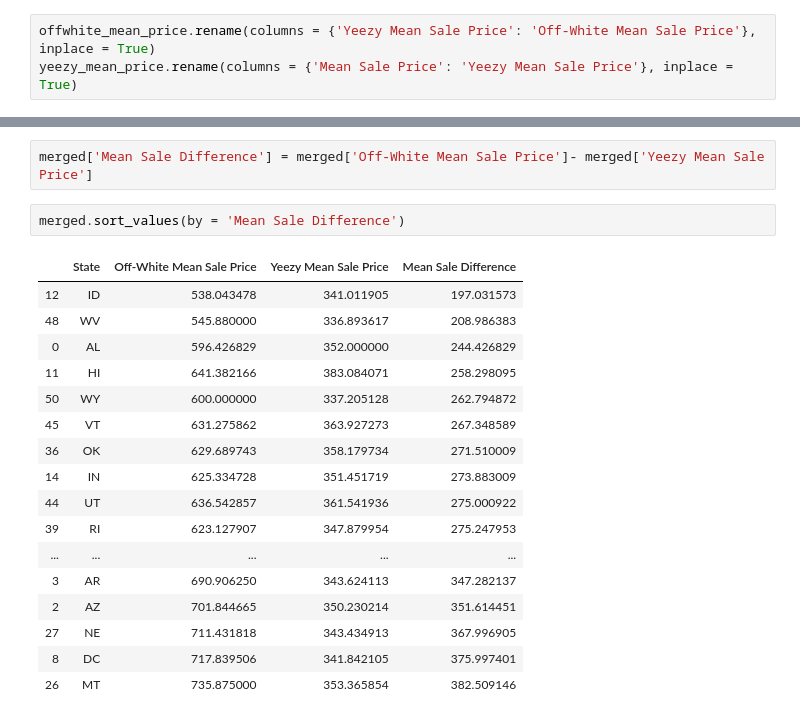
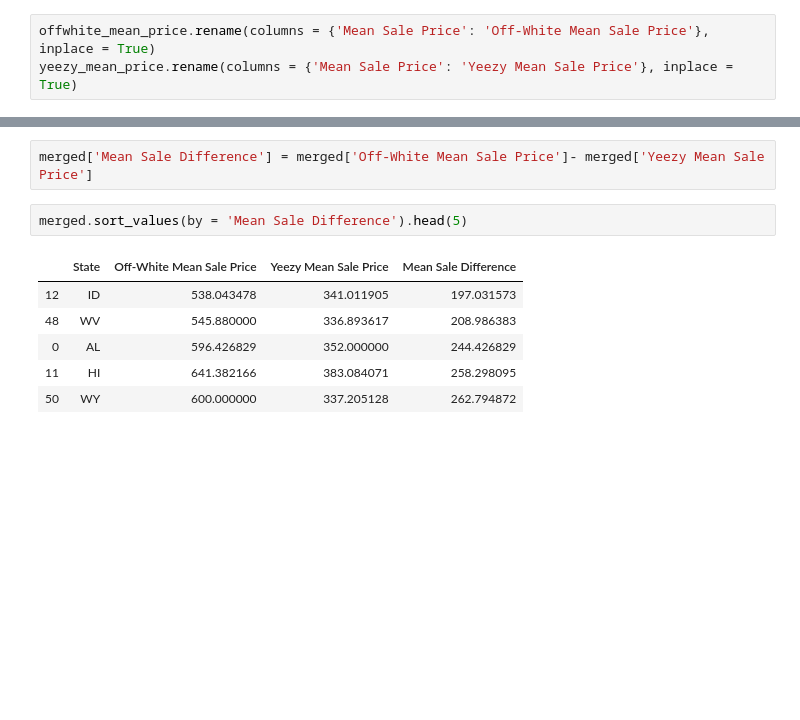
Before and after one commit to HienHa34/Yeezy-vs.-Off-White, a Jupyter notebook: Choropleth Maps.ipynb, the cells around one changed output, grey strips where cells are left out. Saved outputs shown, nothing was run; the diff lists cells and outputs as text; blank space fills up the shorter version.

```diff
--- a/Choropleth Maps.ipynb
+++ b/Choropleth Maps.ipynb
@@ -126,7 +125,7 @@ offwhite_mean_price.sort_values(by = 'Mean Sale Price', ascending = False).head(
 | 4 | CA | 697.920096 |
 | 3 | AR | 690.906250 |
 # %%
-offwhite_mean_price.rename(columns = {'Yeezy Mean Sale Price': 'Off-White Mean Sale Price'}, inplace = True)
+offwhite_mean_price.rename(columns = {'Mean Sale Price': 'Off-White Mean Sale Price'}, inplace = True)
 yeezy_mean_price.rename(columns = {'Mean Sale Price': 'Yeezy Mean Sale Price'}, inplace = True)
 # %%
 merged = offwhite_mean_price.merge(yeezy_mean_price, on = 'State', how = 'inner')
@@ -142,22 +141,11 @@ merged.head(5)
 # %%
 merged['Mean Sale Difference'] = merged['Off-White Mean Sale Price']- merged['Yeezy Mean Sale Price']
 # %%
-merged.sort_values(by = 'Mean Sale Difference')
+merged.sort_values(by = 'Mean Sale Difference').head(5)
 # %% [output]
 |  | State | Off-White Mean Sale Price | Yeezy Mean Sale Price | Mean Sale Difference |
 | 12 | ID | 538.043478 | 341.011905 | 197.031573 |
 | 48 | WV | 545.880000 | 336.893617 | 208.986383 |
 | 0 | AL | 596.426829 | 352.000000 | 244.426829 |
 | 11 | HI | 641.382166 | 383.084071 | 258.298095 |
 | 50 | WY | 600.000000 | 337.205128 | 262.794872 |
-| 45 | VT | 631.275862 | 363.927273 | 267.348589 |
-| 36 | OK | 629.689743 | 358.179734 | 271.510009 |
-| 14 | IN | 625.334728 | 351.451719 | 273.883009 |
-| 44 | UT | 636.542857 | 361.541936 | 275.000922 |
-| 39 | RI | 623.127907 | 347.879954 | 275.247953 |
-| ... | ... | ... | ... | ... |
-| 3 | AR | 690.906250 | 343.624113 | 347.282137 |
-| 2 | AZ | 701.844665 | 350.230214 | 351.614451 |
-| 27 | NE | 711.431818 | 343.434913 | 367.996905 |
-| 8 | DC | 717.839506 | 341.842105 | 375.997401 |
-| 26 | MT | 735.875000 | 353.365854 | 382.509146 |
```
Also changed, not shown: parts of 12 cells of this notebook.
